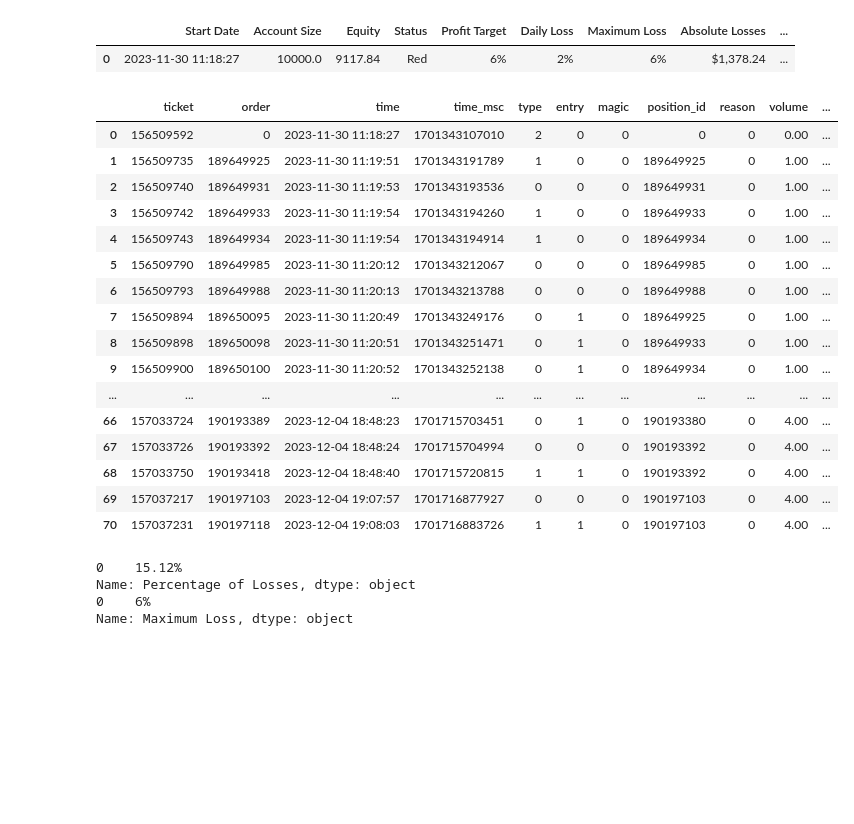
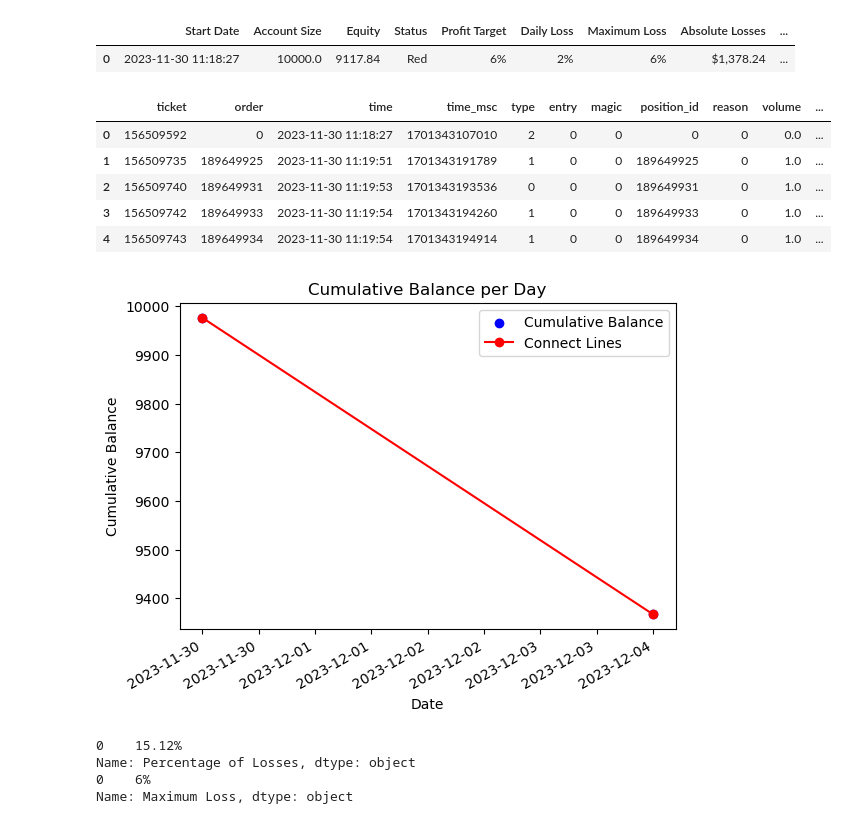
Before and after one commit to vatche-t/economical_analysis, a Jupyter notebook: pipeline.ipynb, the cells around one changed output. Cells and saved outputs as stored; diff of their text form; code cells hidden in the pictures; blank space fills up the shorter version.

```diff
--- a/pipeline.ipynb
+++ b/pipeline.ipynb
@@ -24,24 +27,44 @@ df
 |  | Start Date | Account Size | Equity | Status | Profit Target | Daily Loss | Maximum Loss | Absolute Losses | ... |
 | 0 | 2023-11-30 11:18:27 | 10000.0 | 9117.84 | Red | 6% | 2% | 6% | $1,378.24 | ... |
 # %%
-df = pd.read_feather("history_deals_df.feather")
+df_f = pd.read_feather("history_deals_df.feather")
 pd.set_option('display.max_rows', None)
-df
+df_f.head()
 # %% [output]
 |  | ticket | order | time | time_msc | type | entry | magic | position_id | reason | volume | ... |
-| 0 | 156509592 | 0 | 2023-11-30 11:18:27 | 1701343107010 | 2 | 0 | 0 | 0 | 0 | 0.00 | ... |
-| 1 | 156509735 | 189649925 | 2023-11-30 11:19:51 | 1701343191789 | 1 | 0 | 0 | 189649925 | 0 | 1.00 | ... |
-| 2 | 156509740 | 189649931 | 2023-11-30 11:19:53 | 1701343193536 | 0 | 0 | 0 | 189649931 | 0 | 1.00 | ... |
-| 3 | 156509742 | 189649933 | 2023-11-30 11:19:54 | 1701343194260 | 1 | 0 | 0 | 189649933 | 0 | 1.00 | ... |
-| 4 | 156509743 | 189649934 | 2023-11-30 11:19:54 | 1701343194914 | 1 | 0 | 0 | 189649934 | 0 | 1.00 | ... |
-| 5 | 156509790 | 189649985 | 2023-11-30 11:20:12 | 1701343212067 | 0 | 0 | 0 | 189649985 | 0 | 1.00 | ... |
-| 6 | 156509793 | 189649988 | 2023-11-30 11:20:13 | 1701343213788 | 0 | 0 | 0 | 189649988 | 0 | 1.00 | ... |
-| 7 | 156509894 | 189650095 | 2023-11-30 11:20:49 | 1701343249176 | 0 | 1 | 0 | 189649925 | 0 | 1.00 | ... |
-| 8 | 156509898 | 189650098 | 2023-11-30 11:20:51 | 1701343251471 | 0 | 1 | 0 | 189649933 | 0 | 1.00 | ... |
-| 9 | 156509900 | 189650100 | 2023-11-30 11:20:52 | 1701343252138 | 0 | 1 | 0 | 189649934 | 0 | 1.00 | ... |
-| ... | ... | ... | ... | ... | ... | ... | ... | ... | ... | ... | ... |
-| 66 | 157033724 | 190193389 | 2023-12-04 18:48:23 | 1701715703451 | 0 | 1 | 0 | 190193380 | 0 | 4.00 | ... |
-| 67 | 157033726 | 190193392 | 2023-12-04 18:48:24 | 1701715704994 | 0 | 0 | 0 | 190193392 | 0 | 4.00 | ... |
-| 68 | 157033750 | 190193418 | 2023-12-04 18:48:40 | 1701715720815 | 1 | 1 | 0 | 190193392 | 0 | 4.00 | ... |
-| 69 | 157037217 | 190197103 | 2023-12-04 19:07:57 | 1701716877927 | 0 | 0 | 0 | 190197103 | 0 | 4.00 | ... |
-| 70 | 157037231 | 190197118 | 2023-12-04 19:08:03 | 1701716883726 | 1 | 1 | 0 | 190197103 | 0 | 4.00 | ... |
+| 0 | 156509592 | 0 | 2023-11-30 11:18:27 | 1701343107010 | 2 | 0 | 0 | 0 | 0 | 0.0 | ... |
+| 1 | 156509735 | 189649925 | 2023-11-30 11:19:51 | 1701343191789 | 1 | 0 | 0 | 189649925 | 0 | 1.0 | ... |
+| 2 | 156509740 | 189649931 | 2023-11-30 11:19:53 | 1701343193536 | 0 | 0 | 0 | 189649931 | 0 | 1.0 | ... |
+| 3 | 156509742 | 189649933 | 2023-11-30 11:19:54 | 1701343194260 | 1 | 0 | 0 | 189649933 | 0 | 1.0 | ... |
+| 4 | 156509743 | 189649934 | 2023-11-30 11:19:54 | 1701343194914 | 1 | 0 | 0 | 189649934 | 0 | 1.0 | ... |
+# %%
+import matplotlib.pyplot as plt
+import pandas as pd
+from matplotlib.dates import DateFormatter
+
+mean_daily_profit = df_f.groupby(df_f['time'].dt.date)['profit'].mean()
+
+# Create a new column for cumulative balance
+df_f['cumulative_balance'] = df_f['profit'].cumsum()   # Assuming the starting balance is 10000
+
+# Create a scatter plot
+fig, ax = plt.subplots()
+ax.scatter(mean_daily_profit.index, df_f.groupby(df_f['time'].dt.date)['cumulative_balance'].last().values, label='Cumulative Balance', color='blue')
+
+# Connect points with lines
+ax.plot(mean_daily_profit.index, df_f.groupby(df_f['time'].dt.date)['cumulative_balance'].last().values, linestyle='-', marker='o', color='red', label='Connect Lines')
+
+# Set the date format for the x-axis ticks
+date_format = DateFormatter("%Y-%m-%d")
+ax.xaxis.set_major_formatter(date_format)
+
+# Ensure a readable date rotation
+fig.autofmt_xdate()
+
+plt.title('Cumulative Balance per Day')
+plt.xlabel('Date')
+plt.ylabel('Cumulative Balance')
+plt.legend()
+plt.show()
+# %% [output]
+[figure, added]
```
Also changed, not shown: parts of 5 cells of this notebook, 1 other file.
